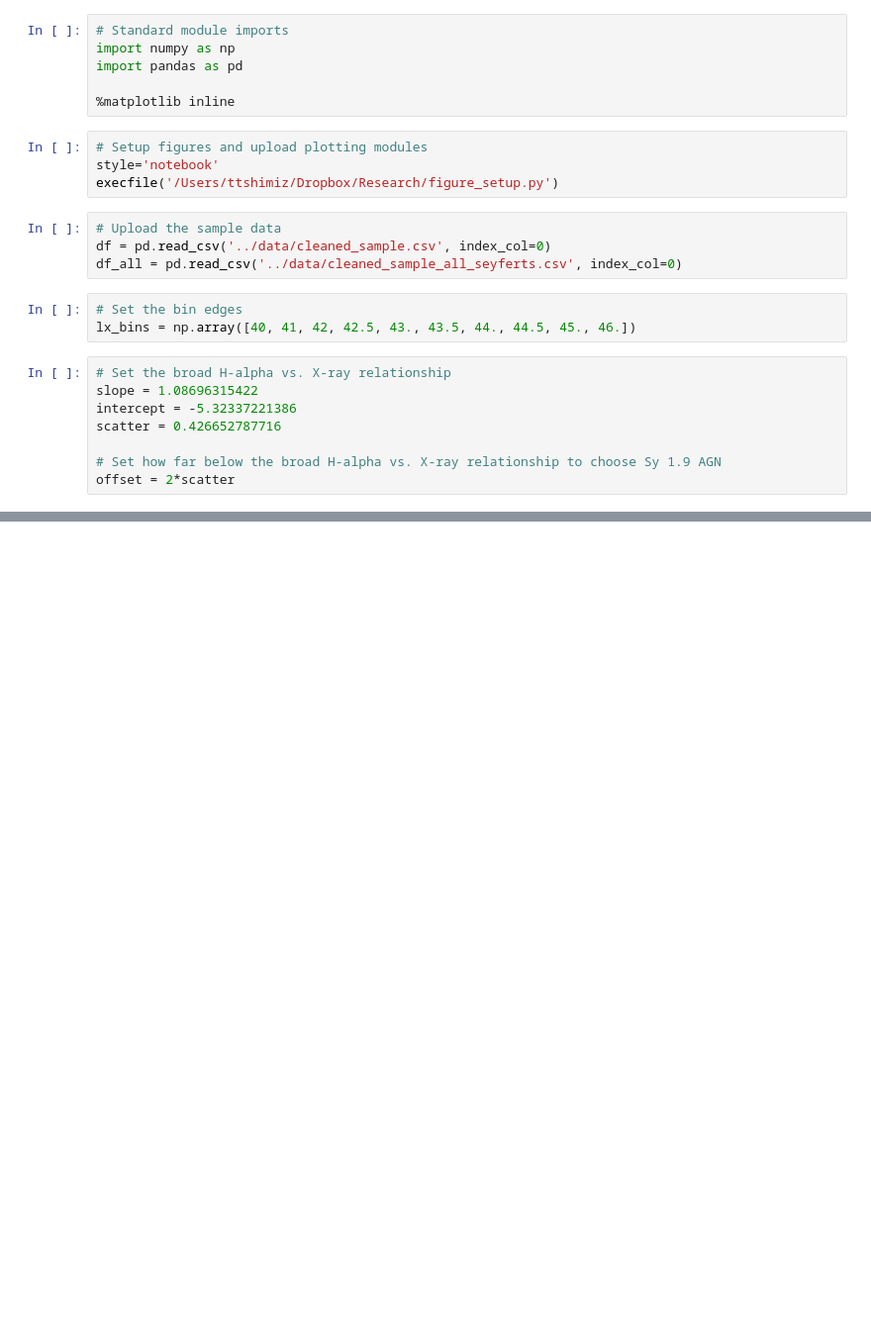
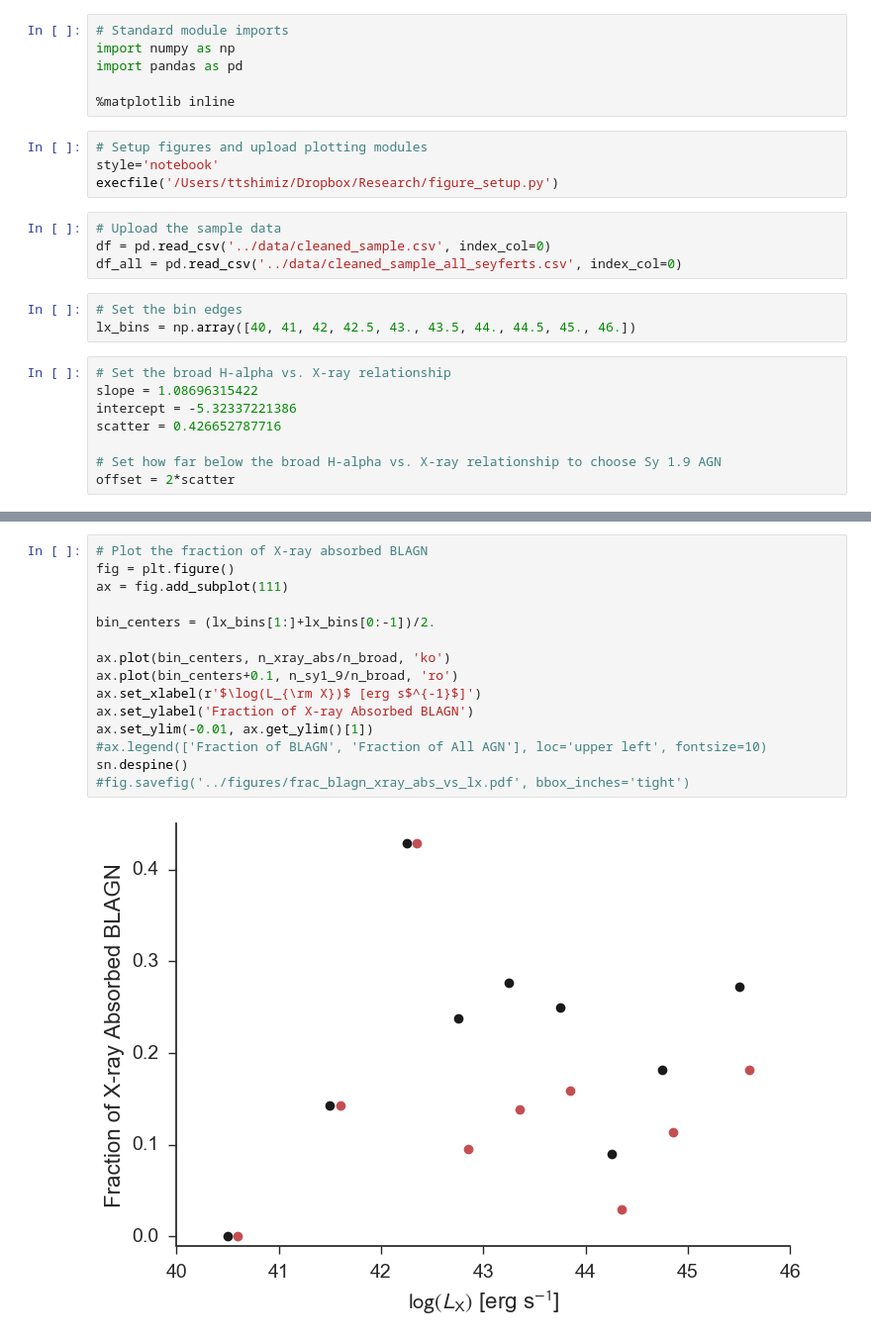
Before and after one commit to ttshimiz/bass-sy1_9-obscuration, a Jupyter notebook: notebooks/fraction-obscured-vs-lx.ipynb, the cells around one changed output, grey strips where cells are left out. Shown at 99% size. Cells and saved outputs as stored; diff of their text form; blank space fills up the shorter version.

```diff
--- a/notebooks/fraction-obscured-vs-lx.ipynb
+++ b/notebooks/fraction-obscured-vs-lx.ipynb
@@ -78,0 +106,17 @@ fig.savefig('../figures/frac_offsetSy1_9_vs_lx.pdf', bbox_inches='tight')
+# %%
+# Plot the fraction of X-ray absorbed BLAGN
+fig = plt.figure()
+ax = fig.add_subplot(111)
+
+bin_centers = (lx_bins[1:]+lx_bins[0:-1])/2.
+
+ax.plot(bin_centers, n_xray_abs/n_broad, 'ko')
+ax.plot(bin_centers+0.1, n_sy1_9/n_broad, 'ro')
+ax.set_xlabel(r'$\log(L_{\rm X})$ [erg s$^{-1}$]')
+ax.set_ylabel('Fraction of X-ray Absorbed BLAGN')
+ax.set_ylim(-0.01, ax.get_ylim()[1])
+#ax.legend(['Fraction of BLAGN', 'Fraction of All AGN'], loc='upper left', fontsize=10)
+sn.despine()
+#fig.savefig('../figures/frac_blagn_xray_abs_vs_lx.pdf', bbox_inches='tight')
+# %% [output]
+[figure, added]
```
Also changed, not shown: parts of 5 cells of this notebook, 6 other files.
